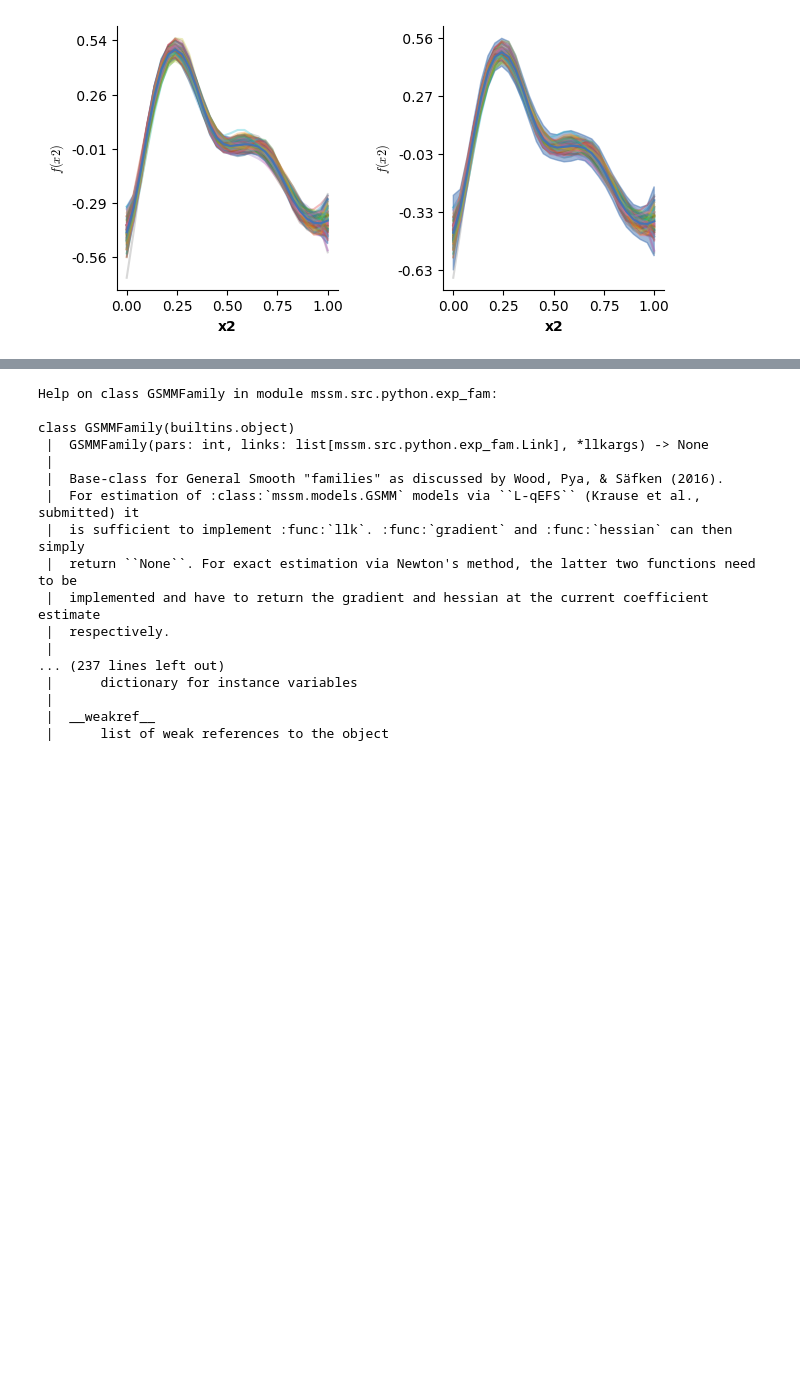
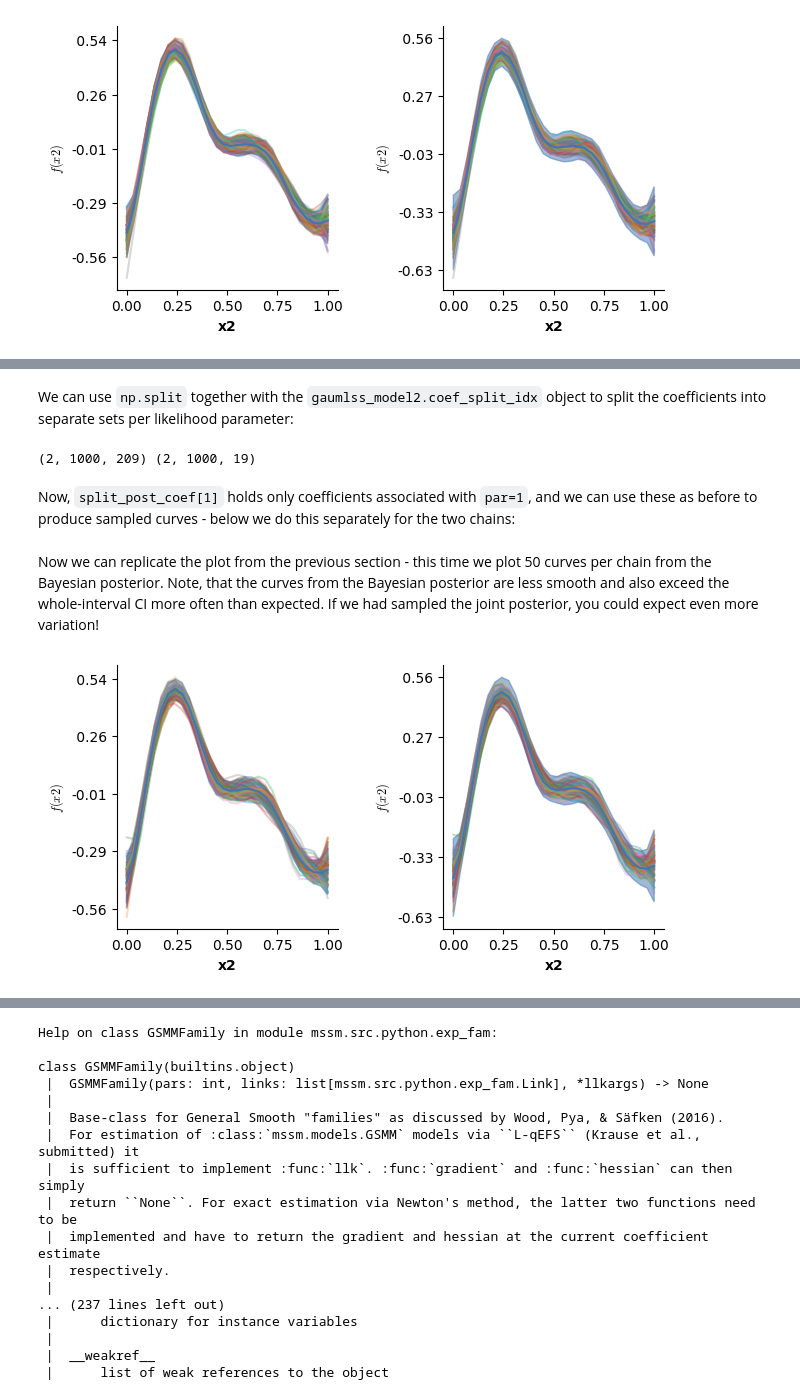
Before and after one commit to JoKra1/mssm, a Jupyter notebook: docs/tutorial.ipynb, the cells around one changed output, grey strips where cells are left out. Saved outputs shown, nothing was run; the diff lists cells and outputs as text; code cells hidden in the pictures; blank space fills up the shorter version.

```diff
--- a/docs/tutorial.ipynb
+++ b/docs/tutorial.ipynb
@@ -1815,0 +1828,3 @@ plt.show()
+# %%
+# Obtain samples from the conditional posterior
+chains = sample_mssm(gaumlss_model2,M_adapt=20,n_iter=1000,sample_rho=False)
@@ -1816 +1843,42 @@ plt.show()
+# %% [markdown]
+We can use ``np.split`` together with the ``gaumlss_model2.coef_split_idx`` object to split the coefficients into separate sets per likelihood parameter:
+# %%
+split_post_coef = np.split(chains.coefs,gaumlss_model2.coef_split_idx,axis=2)
+
+print(split_post_coef[0].shape,split_post_coef[1].shape)
+# %% [output]
+(2, 1000, 209) (2, 1000, 19)
+# %% [markdown]
+Now, ``split_post_coef[1]`` holds only coefficients associated with ``par=1``, and we can use these as before to produce sampled curves - below we do this separately for the two chains:
+# %%
+post_f1 = pred_mat[:,use_post] @ split_post_coef[1][0,:,use_post]
+post_f2 = pred_mat[:,use_post] @ split_post_coef[1][0,:,use_post]
+# %% [markdown]
+Now we can replicate the plot from the previous section - this time we plot 50 curves per chain from the Bayesian posterior. Note, that the curves from the Bayesian posterior are less smooth and also exceed the
+whole-interval CI more often than expected. If we had sampled the joint posterior, you could expect even more variation!
+# %%
+# Plot the Bayesian posterior curve samples against a point-wise and a whole-function CI
+fig = plt.figure(figsize=(2*single_size,single_size),layout='constrained')
+axs = fig.subplots(1,2,gridspec_kw={"wspace":0.1})
+
+for sim in range(100):
+    if sim < 50:
+        axs[0].plot(pred_dat["x2"],post_f1[:,sim],alpha=0.3)
+    else:
+        axs[0].plot(pred_dat["x2"],post_f2[:,sim],alpha=0.3)
+
+plot(gaumlss_model2,which=[1],axs=[axs[0]],prov_cols=0.1,dist_par=1)
+
+for sim in range(100):
+    if sim < 50:
+        axs[1].plot(pred_dat["x2"],post_f1[:,sim],alpha=0.3)
+    else:
+        axs[1].plot(pred_dat["x2"],post_f2[:,sim],alpha=0.3)
+
+# Again, we set the whole-interval argument to `True`.
+plot(gaumlss_model2,which=[1],axs=[axs[1]],whole_interval=True,prov_cols=0.1,dist_par=1)
+
+plt.show()
+# %% [output]
+[figure, added]
 # %% [markdown]
```
Also changed, not shown: parts of 9 cells of this notebook, 3 other files.
